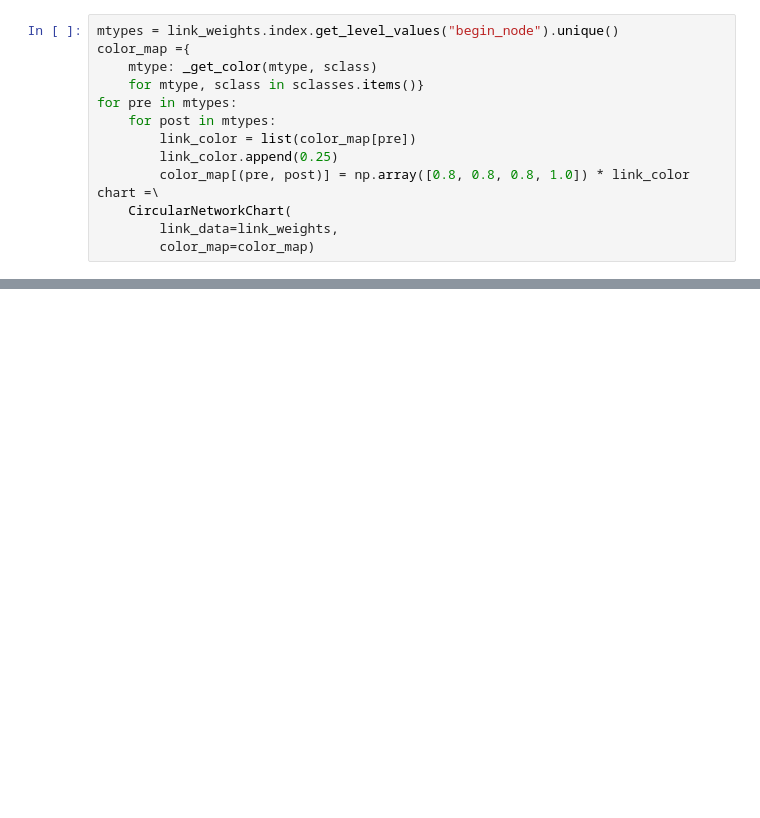
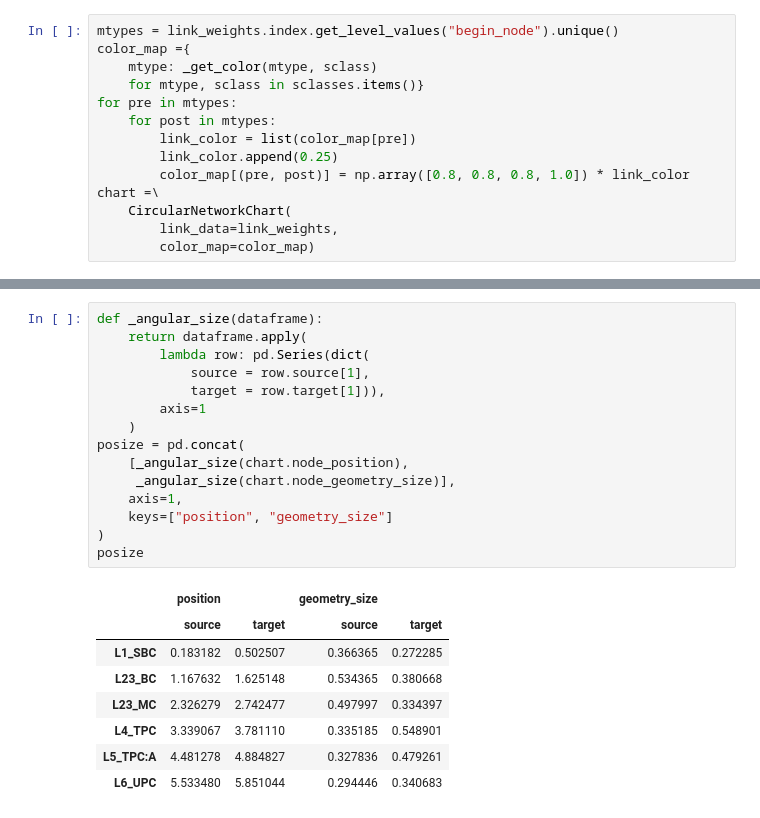
Before and after one commit to BlueBrain/DMT, a Jupyter notebook: v2/notebooks/charts_refactored.ipynb, the cells around one changed output, grey strips where cells are left out. Drawn from its saved outputs; the diff is of its cells as text; blank space fills up the shorter version.

```diff
--- a/v2/notebooks/charts_refactored.ipynb
+++ b/v2/notebooks/charts_refactored.ipynb
@@ -154,0 +160,24 @@ pd.concat(
+# %%
+def _angular_size(dataframe):
+    return dataframe.apply(
+        lambda row: pd.Series(dict(
+            source = row.source[1],
+            target = row.target[1])),
+        axis=1
+    )
+posize = pd.concat(
+    [_angular_size(chart.node_position),
+     _angular_size(chart.node_geometry_size)],
+    axis=1,
+    keys=["position", "geometry_size"]
+)
+posize
+# %% [output]
+|  | position |  | geometry_size |  |
+|  | source | target | source | target |
+| L1_SBC | 0.183182 | 0.502507 | 0.366365 | 0.272285 |
+| L23_BC | 1.167632 | 1.625148 | 0.534365 | 0.380668 |
+| L23_MC | 2.326279 | 2.742477 | 0.497997 | 0.334397 |
+| L4_TPC | 3.339067 | 3.781110 | 0.335185 | 0.548901 |
+| L5_TPC:A | 4.481278 | 4.884827 | 0.327836 | 0.479261 |
+| L6_UPC | 5.533480 | 5.851044 | 0.294446 | 0.340683 |
```
Also changed, not shown: parts of 30 cells of this notebook, 3 other files.
